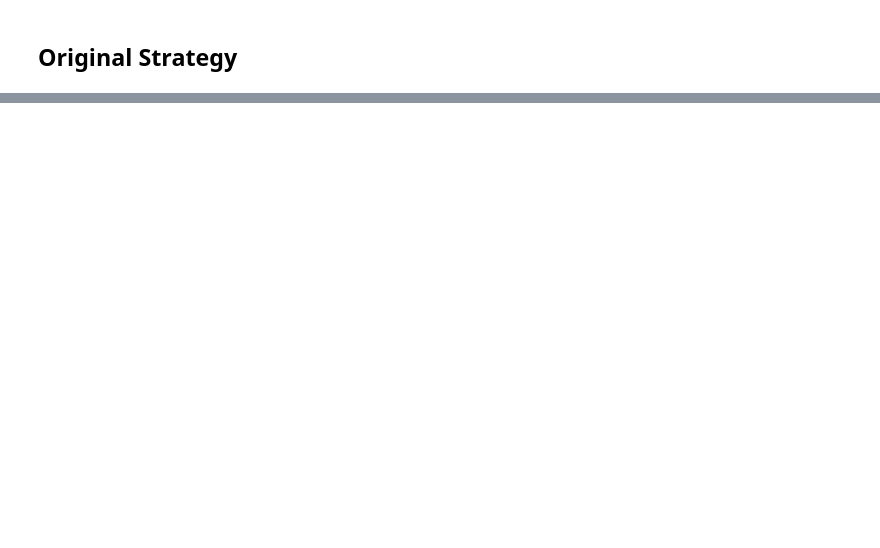
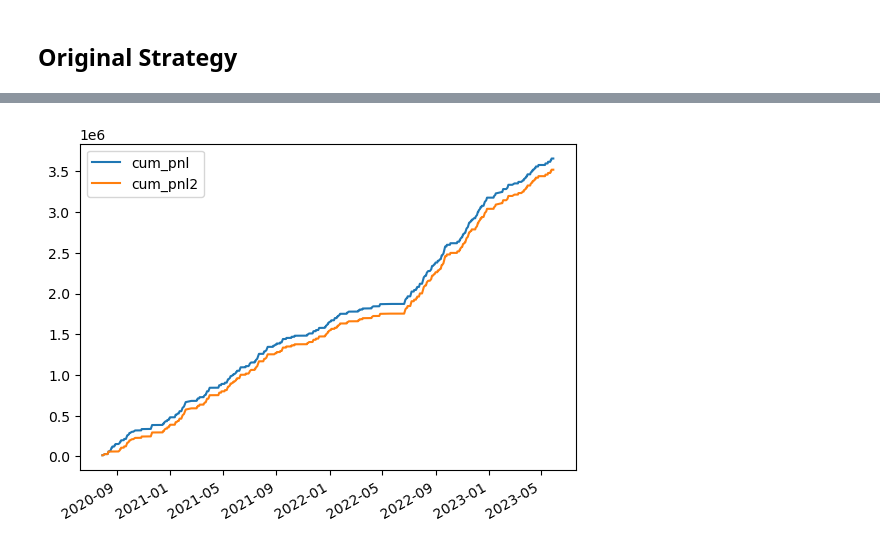
Before and after one commit to Jeremygaop/research-on-pair-trading, a Jupyter notebook: step5 backtesting/back_test2.ipynb, the cells around one changed output, grey strips where cells are left out. Saved outputs shown, nothing was run; the diff lists cells and outputs as text; code cells hidden in the pictures; blank space fills up the shorter version.

```diff
--- a/step5 backtesting/back_test2.ipynb
+++ b/step5 backtesting/back_test2.ipynb
@@ -243,0 +476,8 @@ spread.loc[train_date:date, :]
+# %%
+# draw cum_pnl and cum_pnl2 in one graph
+cum_pnl.plot()
+cum_pnl2.plot()
+plt.legend(['cum_pnl', 'cum_pnl2'])
+plt.show()
+# %% [output]
+[figure, added]
```
Also changed, not shown: parts of 15 cells of this notebook, 3 other files.
